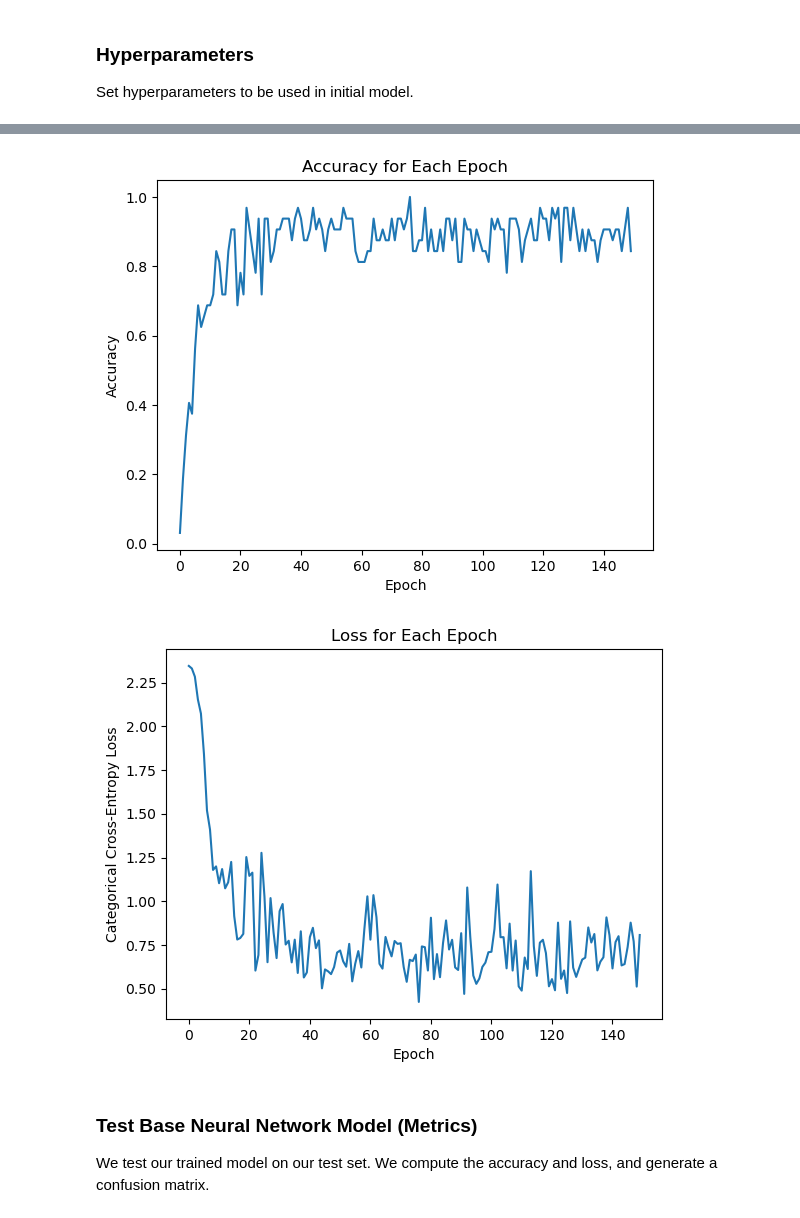
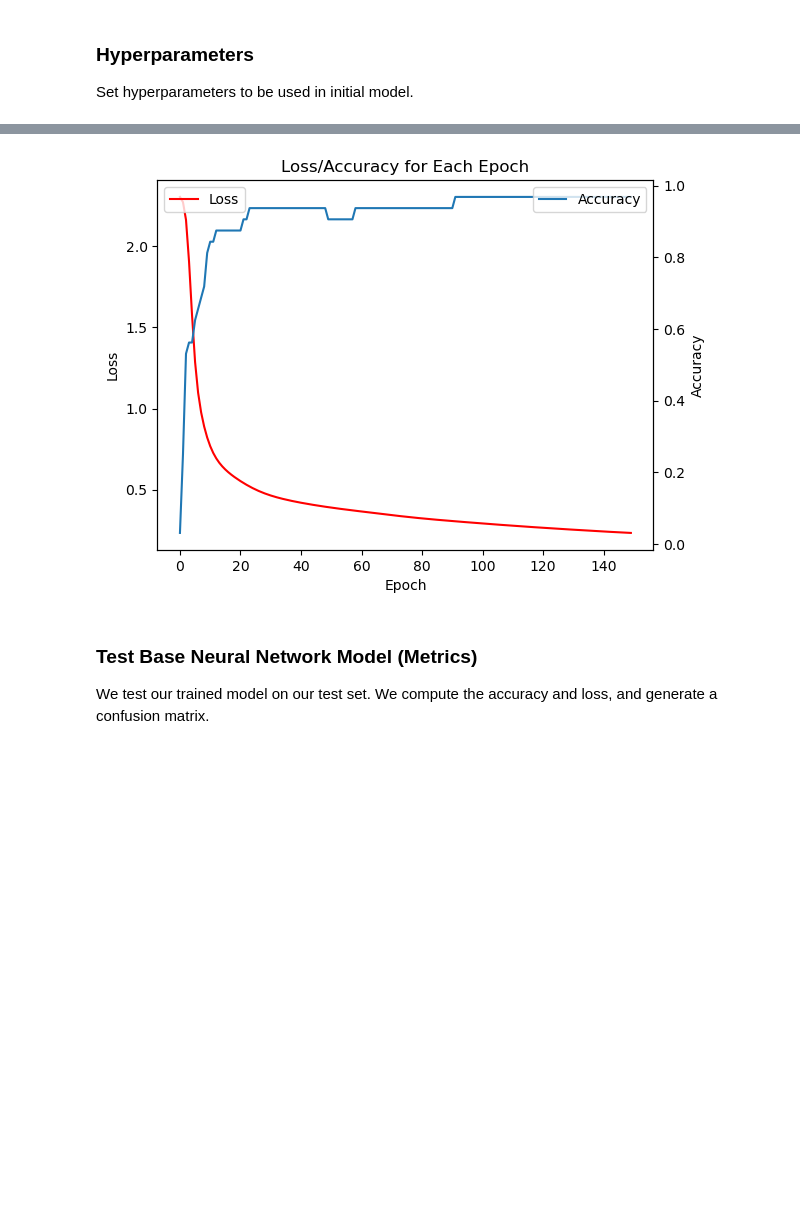
Before and after one commit to yasirbarlas/neural-network-from-scratch, a Jupyter notebook: task_1/task_1.ipynb, the cells around one changed output, grey strips where cells are left out. Cells and saved outputs as stored; diff of their text form; code cells hidden in the pictures; blank space fills up the shorter version.

Commit message:
Fixed Adam optimiser, additional model with Adam

```diff
--- a/task_1/task_1.ipynb
+++ b/task_1/task_1.ipynb
@@ -434,10 +440,12 @@ Set hyperparameters to be used in initial model.
 # %%
 dropout_rate = 0
 activation_function = sigmoid
-num_epochs = 10
+num_epochs = 150
 learning_rate = 0.1
-optimizer = "adam"
+optimizer = "mini_batch"
 batch_size = 32
+l1 = 0
+l2 = 0
 
 # Define layer sizes (input, hidden, output)
 
@@ -451,6 +459,6 @@ We train our neural network on our training set. The sigmoid activation function
 # %%
 # Define model and train neural network on training set
 
-model = NeuralNetwork(l1 = 0.01,l2 = 0.01,layer_sizes = layer_sizes, activation_function = activation_function, dropout_rate = dropout_rate, random_state = randomer)
+model = NeuralNetwork(layer_sizes = layer_sizes, activation_function = activation_function, dropout_rate = dropout_rate, l1 = l1, l2 = l2, random_state = randomer)
 history = model.train(X_train, y_train_one_hot, num_epochs = num_epochs, learning_rate = learning_rate, optimizer = optimizer, batch_size = batch_size)
 # %% [output]
@@ -462,22 +482,22 @@ KeyboardInterrupt:
 # %%
-# Display accuracy per epoch
+# Display loss and accuracy per epoch
 
-plt.plot(history[0])
+# Loss
+plt.plot(history[1], color = "red")
+plt.ylabel("Loss")
 plt.xlabel("Epoch")
+plt.legend(["Loss"], loc = "upper left")
+
+# Accuracy
+plt2 = plt.twinx()
+plt2.plot(history[0])
 plt.ylabel("Accuracy")
-plt.title("Accuracy for Each Epoch")
+plt.title("Loss/Accuracy for Each Epoch")
+plt2.legend(["Accuracy"], loc = "upper right")
+plt.savefig("initial_model.pdf")
 plt.show()
-
-# Display loss per epoch
-
-plt.plot(history[1])
-plt.xlabel("Epoch")
-plt.ylabel("Categorical Cross-Entropy Loss")
-plt.title("Loss for Each Epoch")
-plt.show()
 # %% [output]
-[figure, old version]
+[figure, new version]
-[figure, removed]
 # %% [markdown]
 ### Test Base Neural Network Model (Metrics)
 
```
Also changed, not shown: parts of 25 cells of this notebook.
